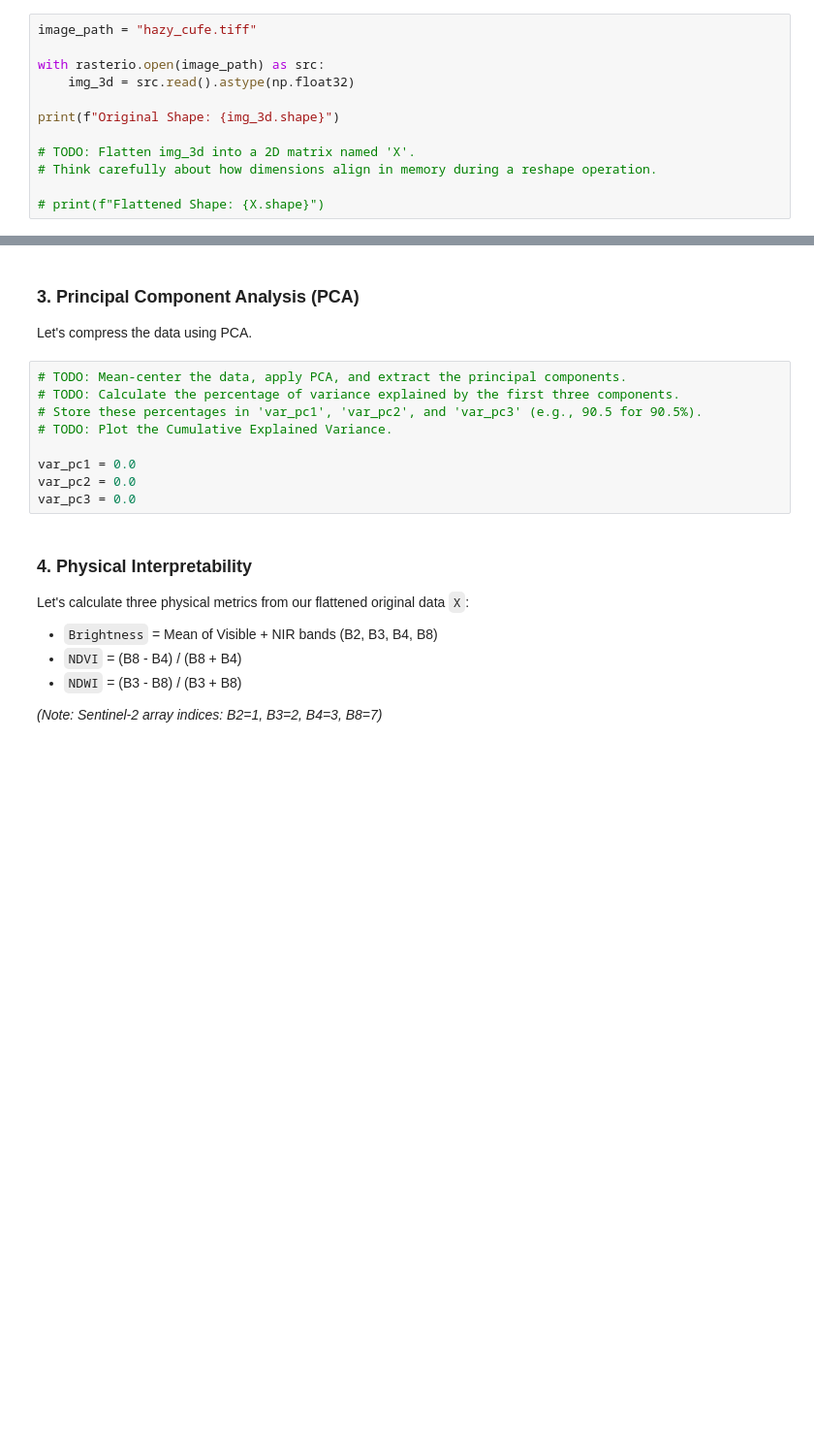
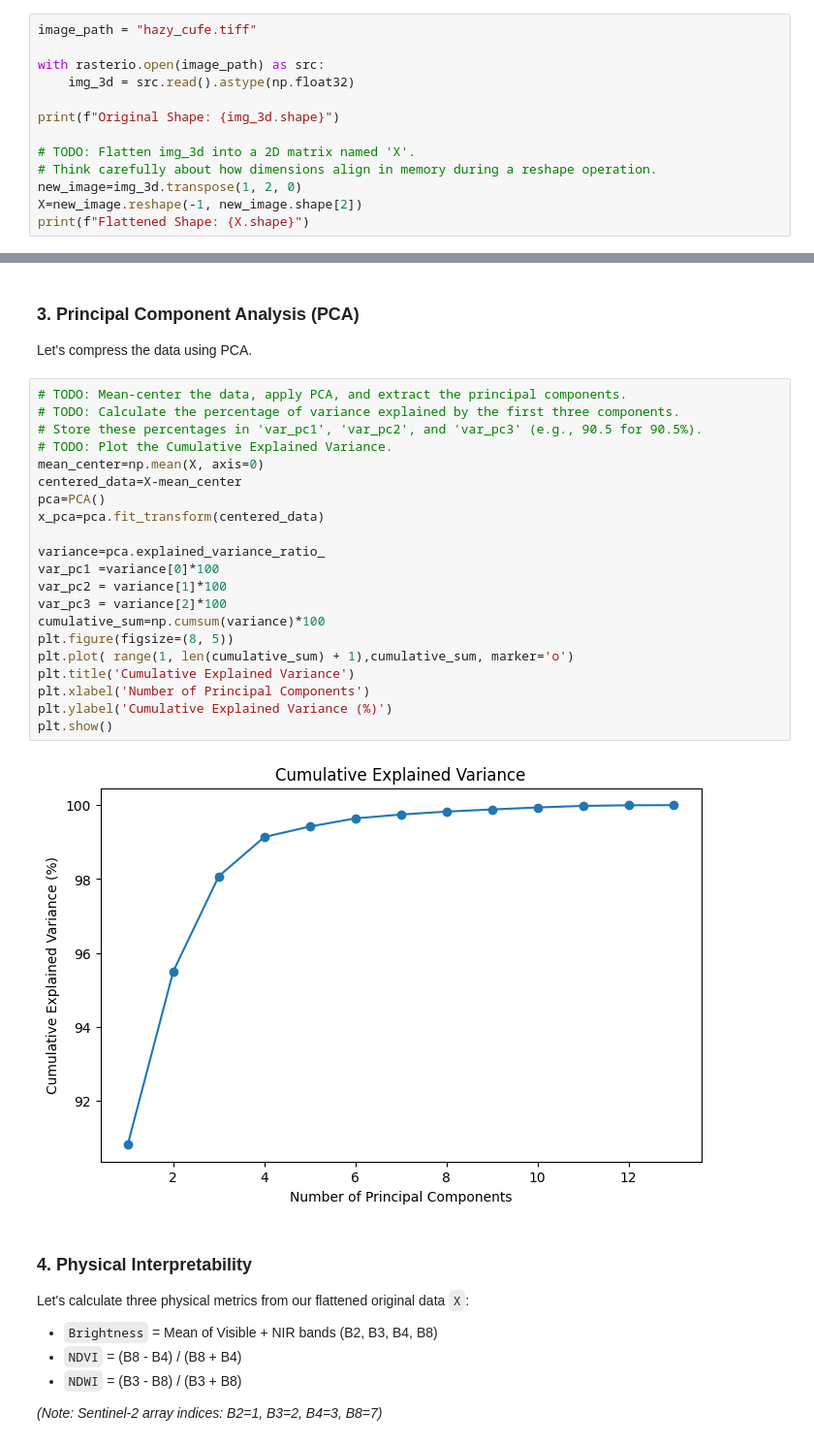
Before and after one commit to Nesma-Osama/Satellite-Imagery, a Jupyter notebook: Lab2/Lab2_Spectral_Transforms.ipynb, the cells around one changed output, grey strips where cells are left out. Shown at 97% size. Drawn from its saved outputs; the diff is of its cells as text; blank space fills up the shorter version.

```diff
--- a/Lab2/Lab2_Spectral_Transforms.ipynb
+++ b/Lab2/Lab2_Spectral_Transforms.ipynb
@@ -38,5 +39,6 @@ print(f"Original Shape: {img_3d.shape}")
 
 # TODO: Flatten img_3d into a 2D matrix named 'X'.
 # Think carefully about how dimensions align in memory during a reshape operation.
-
-# print(f"Flattened Shape: {X.shape}")
+new_image=img_3d.transpose(1, 2, 0)
+X=new_image.reshape(-1, new_image.shape[2])
+print(f"Flattened Shape: {X.shape}")
@@ -59,12 +68,26 @@ Let's compress the data using PCA.
 # %%
 # TODO: Mean-center the data, apply PCA, and extract the principal components.
 # TODO: Calculate the percentage of variance explained by the first three components.
 # Store these percentages in 'var_pc1', 'var_pc2', and 'var_pc3' (e.g., 90.5 for 90.5%).
 # TODO: Plot the Cumulative Explained Variance.
+mean_center=np.mean(X, axis=0)
+centered_data=X-mean_center
+pca=PCA()
+x_pca=pca.fit_transform(centered_data)
 
-var_pc1 = 0.0
-var_pc2 = 0.0
-var_pc3 = 0.0
+variance=pca.explained_variance_ratio_
+var_pc1 =variance[0]*100
+var_pc2 = variance[1]*100
+var_pc3 = variance[2]*100
+cumulative_sum=np.cumsum(variance)*100
+plt.figure(figsize=(8, 5))
+plt.plot( range(1, len(cumulative_sum) + 1),cumulative_sum, marker='o')
+plt.title('Cumulative Explained Variance')
+plt.xlabel('Number of Principal Components')
+plt.ylabel('Cumulative Explained Variance (%)')
+plt.show()
+# %% [output]
+[figure, added]
 # %% [markdown]
 ### 4. Physical Interpretability
 Let's calculate three physical metrics from our flattened original data `X`:
```
Also changed, not shown: parts of 6 cells of this notebook.
